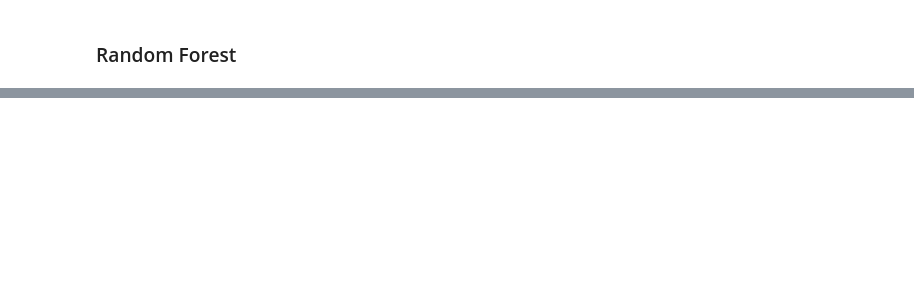
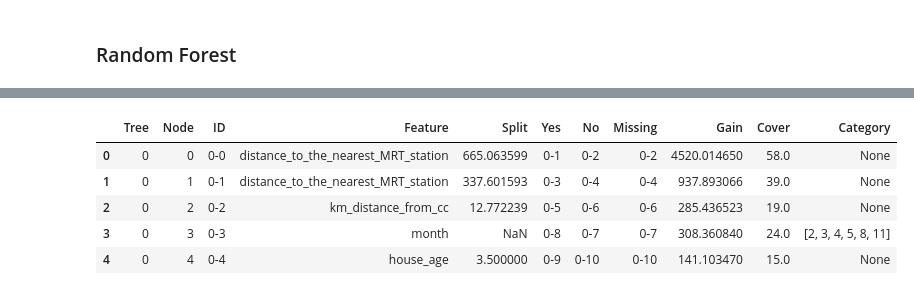
Before and after one commit to nxfern/DS2_Assignment1, a Jupyter notebook: DS2_Assignment1_NF.ipynb, the cells around one changed output, grey strips where cells are left out. Cells and saved outputs as stored; diff of their text form; code cells hidden in the pictures; blank space fills up the shorter version.

Commit message:
Added XGBoost

```diff
--- a/DS2_Assignment1_NF.ipynb
+++ b/DS2_Assignment1_NF.ipynb
@@ -372,0 +409,15 @@ rf_var_imp.style.format({'imp': lambda x: f'{x:,.1%}', 'cumulative_imp': lambda
+# %%
+# Importing required library
+import xgboost as xgb
+
+# Creating XGB model, fitting to feature engineered training data
+xgb_fe = xgb.XGBRegressor(enable_categorical=True).fit(X_train_fe, y_train_fe)
+
+# Creating predictions
+train_error = calculateRMSLE(xgb_fe.predict(X_train_fe), y_train_fe)
+test_error = calculateRMSLE(xgb_fe.predict(X_test_fe), y_test_fe)
+xgb_pred = ['XGB', train_error, test_error]
+
+# Adding to results
+results.loc[len(results)] = xgb_pred
+results
@@ -372,0 +434,10 @@ rf_var_imp.style.format({'imp': lambda x: f'{x:,.1%}', 'cumulative_imp': lambda
+# %%
+# Viewing features from XGBoost model to see how it split the data, which categories it used, etc.
+xgb_fe.get_booster().trees_to_dataframe().head()
+# %% [output]
+|  | Tree | Node | ID | Feature | Split | Yes | No | Missing | Gain | Cover | Category |
+| 0 | 0 | 0 | 0-0 | distance_to_the_nearest_MRT_station | 665.063599 | 0-1 | 0-2 | 0-2 | 4520.014650 | 58.0 | None |
+| 1 | 0 | 1 | 0-1 | distance_to_the_nearest_MRT_station | 337.601593 | 0-3 | 0-4 | 0-4 | 937.893066 | 39.0 | None |
+| 2 | 0 | 2 | 0-2 | km_distance_from_cc | 12.772239 | 0-5 | 0-6 | 0-6 | 285.436523 | 19.0 | None |
+| 3 | 0 | 3 | 0-3 | month | NaN | 0-8 | 0-7 | 0-7 | 308.360840 | 24.0 | [2, 3, 4, 5, 8, 11] |
+| 4 | 0 | 4 | 0-4 | house_age | 3.500000 | 0-9 | 0-10 | 0-10 | 141.103470 | 15.0 | None |
```
Also changed, not shown: parts of 22 cells of this notebook.
